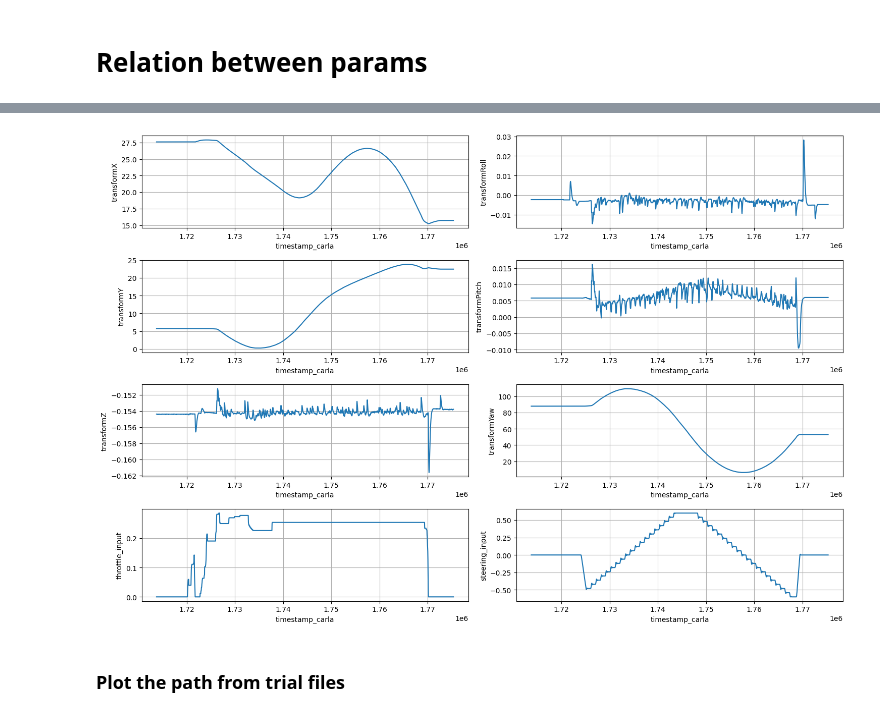
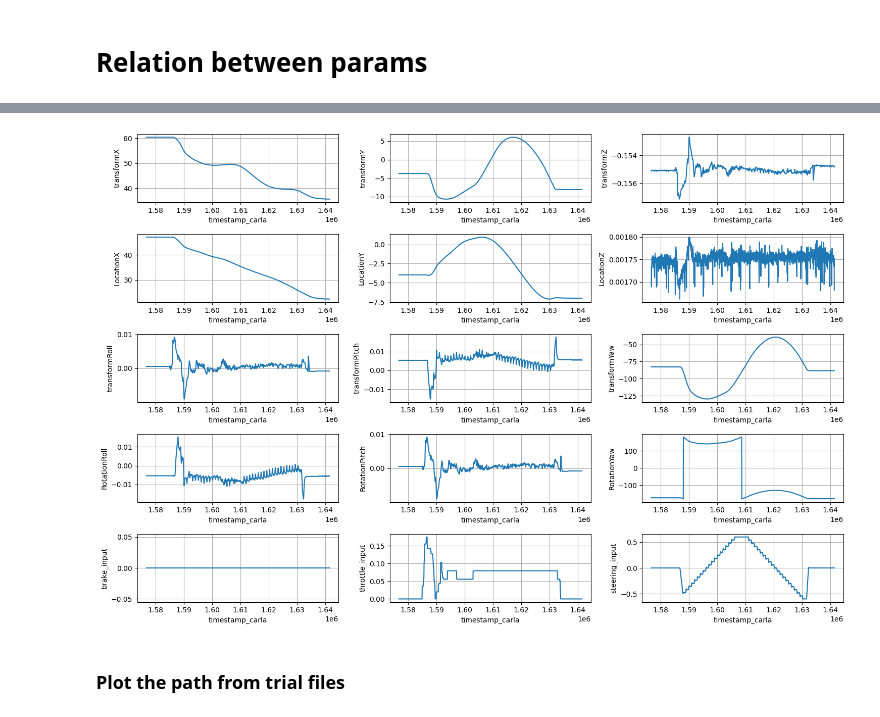
Before and after one commit to chanyca/DReyeVR, a Jupyter notebook: PythonAPI/examples/HapticSharedControl/algorithm.ipynb, the cells around one changed output, grey strips where cells are left out. Drawn from its saved outputs; the diff is of its cells as text; code cells hidden in the pictures.

```diff
--- a/PythonAPI/examples/HapticSharedControl/algorithm.ipynb
+++ b/PythonAPI/examples/HapticSharedControl/algorithm.ipynb
@@ -431,8 +25,0 @@ def plot_data(df):
-# %%
-# plot transform x, y, z, roll, pitch, yaw figures Steering is X-axis and those are Y-axis
-df = pd.read_excel('./data/log/trial1.xlsx')
-# df = df.iloc[310:310+42*30]
-# df = df.iloc[410:410+42*30]
-plot_data_old(df)
-
-# min(df['steering_input']), max(df['steering_input']), min(df['transformYaw']), max(df['transformYaw']), len(df)
@@ -441,11 +26,40 @@ plot_data_old(df)
-# %%
-# plot transform x, y, z, roll, pitch, yaw figures Steering is X-axis and those are Y-axis
-df = pd.read_excel('./data/log_backward.xlsx')
-# df = df.iloc[310:310+42*30]
-# df = df.iloc[410:410+42*30]
-plot_data_old(df)
-# %% [output]
-[figure, removed]
+# %%
+columns =  ['transformX', 'transformY', 'transformZ',
+            'LocationX', 'LocationY',  'LocationZ',
+            'transformRoll', 'transformPitch', 'transformYaw',
+            'RotationRoll', 'RotationPitch', 'RotationYaw',
+            'VelocityX', 'VelocityY', 'VelocityZ',
+            'AngularVelocityX', 'AngularVelocityY', 'AngularVelocityZ',
+            'brake_input', 'throttle_input', 'steering_input',
+           ]
+
+def plot_data_with_timestamp(df, headers = columns):
+    plt.style.use('default')
+    plt.figure(figsize=(15, 10))
+
+    plot_columns = []
+    for col in headers:
+        if col in df.columns:
+            plot_columns.append(col)
+
+    cols = 3
+    rows = int(len(plot_columns) // cols)
+    for i in range(len(plot_columns)):
+        plt.subplot(rows, cols, i+1)
+        plt.plot(df['timestamp_carla'], df[plot_columns[i]])
+        plt.xlabel('timestamp_carla')
+        plt.ylabel(plot_columns[i])
+
+        plt.tight_layout()
+        plt.grid()
+
+    plt.show()
+    plt.close()
+
+df = pd.read_excel('./data/vehicle_logs/log_forward.xlsx')
+plot_data_with_timestamp(df, headers=columns)
+# %% [output]
+[figure, added]
 # %% [markdown]
 ### Plot the path from trial files
 # %%
```
Also changed, not shown: parts of 16 cells of this notebook, 10 other files.
